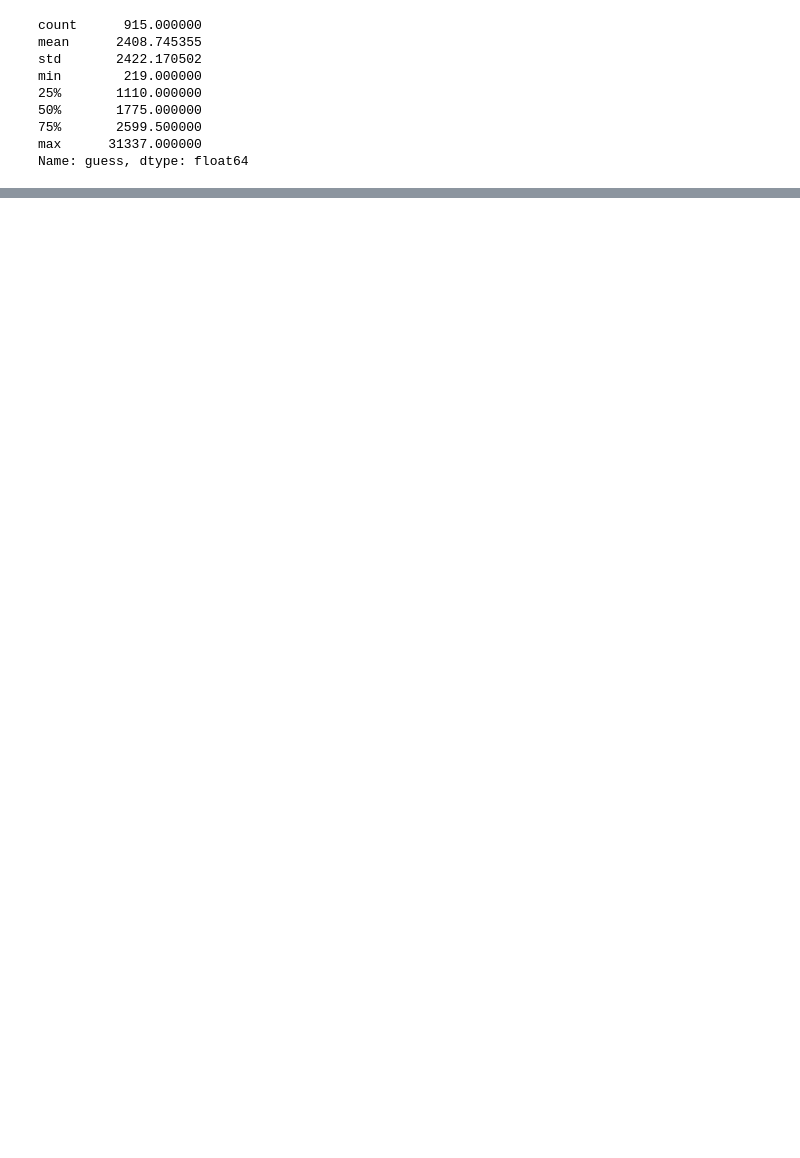
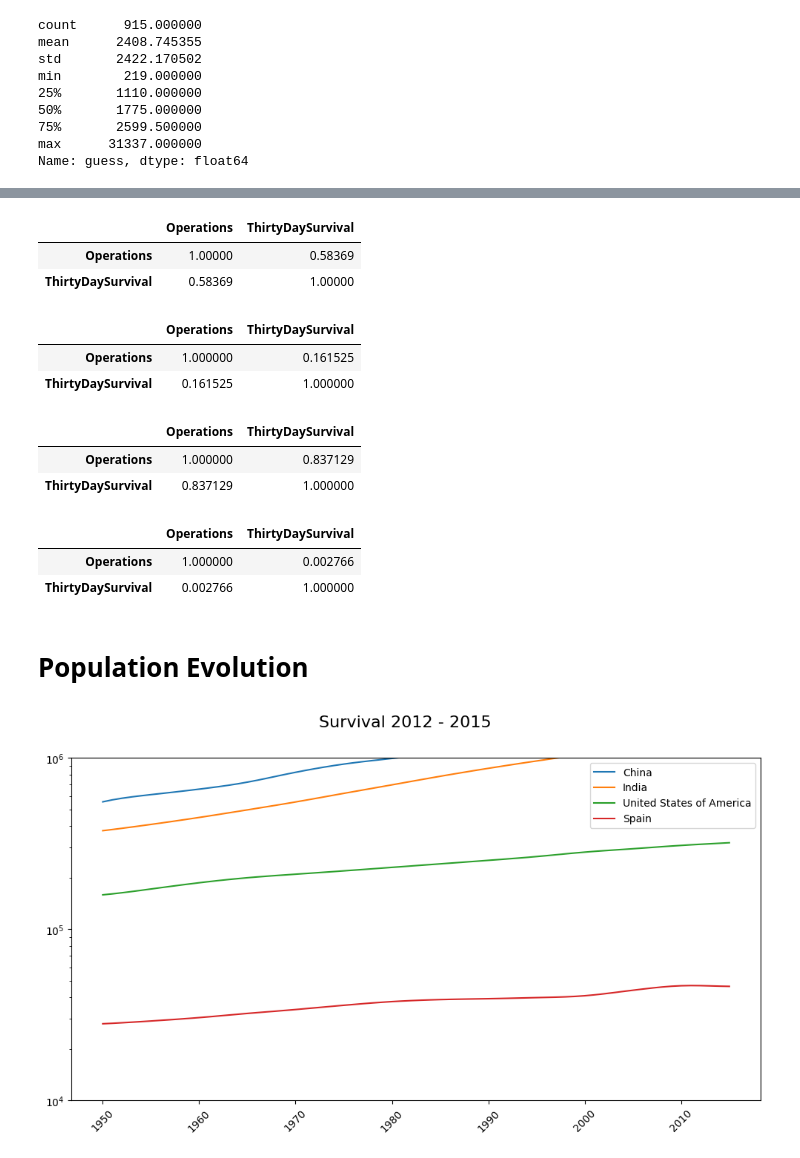
Before and after one commit to JordiCremades4444/central-node, a Jupyter notebook: notebooks/978_2024_12_23_the_art_of_statistics/chapter_2_summarizing_and_communicating_numbers_lots_of_numbers.ipynb, the cells around one changed output, grey strips where cells are left out. Drawn from its saved outputs; the diff is of its cells as text; code cells hidden in the pictures; blank space fills up the shorter version.

```diff
--- a/notebooks/978_2024_12_23_the_art_of_statistics/chapter_2_summarizing_and_communicating_numbers_lots_of_numbers.ipynb
+++ b/notebooks/978_2024_12_23_the_art_of_statistics/chapter_2_summarizing_and_communicating_numbers_lots_of_numbers.ipynb
@@ -89,0 +261,65 @@ Name: guess, dtype: float64
+# %%
+# Compute Pearson and Rank correlation between Operations and ThirtyDaySurvival
+df1[['Operations', 'ThirtyDaySurvival']].corr(method='pearson')
+# %% [output]
+|  | Operations | ThirtyDaySurvival |
+| Operations | 1.00000 | 0.58369 |
+| ThirtyDaySurvival | 0.58369 | 1.00000 |
+# %%
+# Compute Pearson and Rank correlation between Operations and ThirtyDaySurvival
+df2[['Operations', 'ThirtyDaySurvival']].corr(method='pearson')
+# %% [output]
+|  | Operations | ThirtyDaySurvival |
+| Operations | 1.000000 | 0.161525 |
+| ThirtyDaySurvival | 0.161525 | 1.000000 |
+# %%
+# Compute Spearman correlation between Operations and ThirtyDaySurvival
+df1[['Operations', 'ThirtyDaySurvival']].corr(method='spearman')
+# %% [output]
+|  | Operations | ThirtyDaySurvival |
+| Operations | 1.000000 | 0.837129 |
+| ThirtyDaySurvival | 0.837129 | 1.000000 |
+# %%
+# Compute Spearman correlation between Operations and ThirtyDaySurvival
+df2[['Operations', 'ThirtyDaySurvival']].corr(method='spearman')
+# %% [output]
+|  | Operations | ThirtyDaySurvival |
+| Operations | 1.000000 | 0.002766 |
+| ThirtyDaySurvival | 0.002766 | 1.000000 |
+# %% [markdown]
+# Population Evolution
+# %%
+# Read data
+df = pd.read_csv('inputs/02-7-pop-past-future-million-in-51.csv')
+
+v = dataframe_visualizer.DataFrameVisualizer(df)
+
+# Define the plot configurations for each subplot
+plot_params = [
+    {
+        'plot_type': 'lineplot',
+        'x_column': 'Year',
+        'y_columns': ['China', 'India', 'United States of America', 'Spain'],
+        'legend': True # default True
+    },
+]
+
+figure_params = {
+    'n_plots': 1, # default 1
+    'fig_length': 12, # default 10
+    'fig_height': 6, # default 6
+    'x_rotation': 45, # default 45
+    'share_x': True, # default False
+    'share_y': False, # default False
+    'y_limits': [(10_000, 10_000_000)], # default None
+    'log_axis': ['y'], # default None
+    'title': 'Survival 2012 - 2015' # default None
+}
+
+# Call the plot method to handle the entire flow
+v.plot(
+    figure_params=figure_params,
+    plot_params=plot_params
+)
+# %% [output]
+[figure, added]
```
Also changed, not shown: parts of 13 cells of this notebook.
